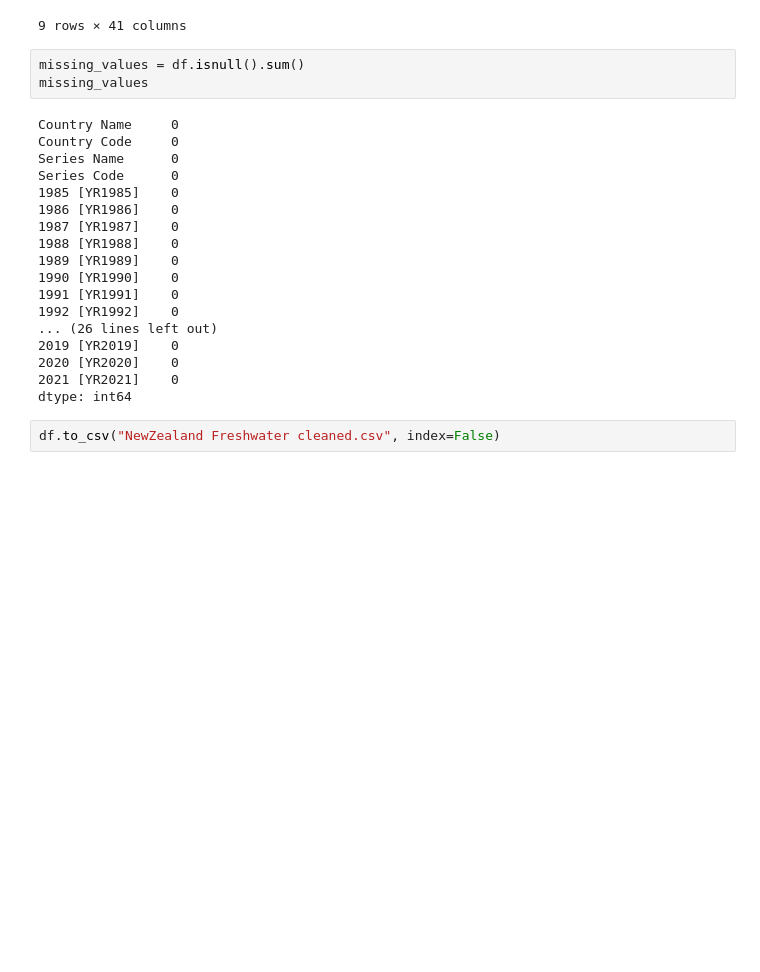
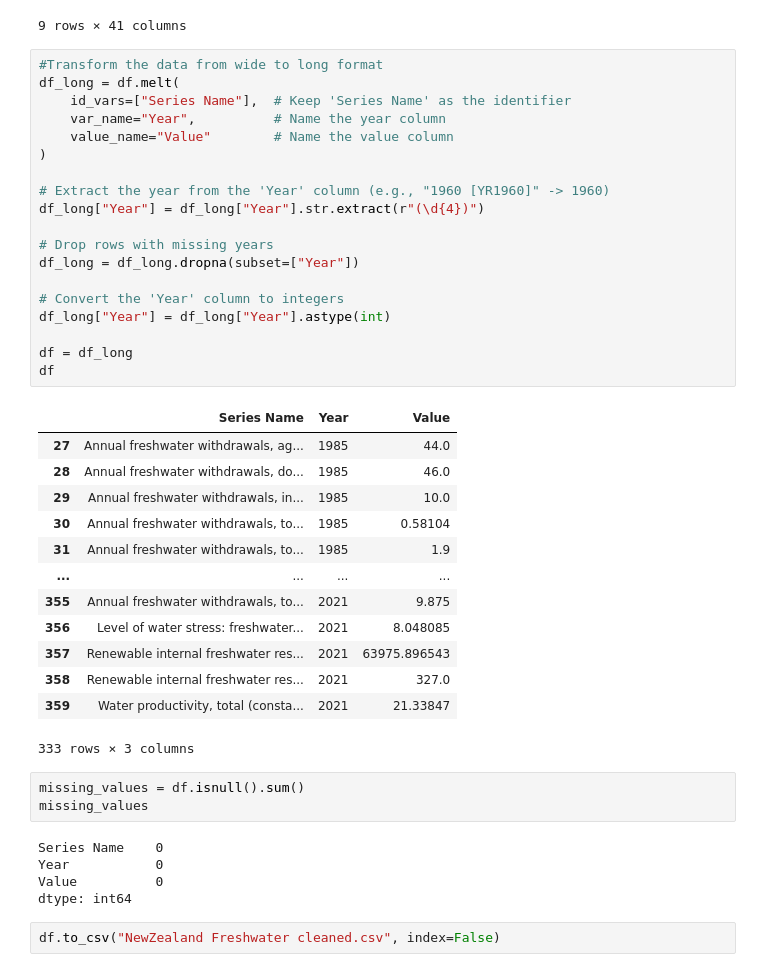
Before and after one commit to Keara9/Data-Visualization, a Jupyter notebook: Assignment 2/Freshwater Data/Freshwater Cleaning.ipynb, the cells around one changed output. Saved outputs shown, nothing was run; the diff lists cells and outputs as text; blank space fills up the shorter version.

Commit message:
Changes to data cleaning process

```diff
--- a/Assignment 2/Freshwater Data/Freshwater Cleaning.ipynb
+++ b/Assignment 2/Freshwater Data/Freshwater Cleaning.ipynb
@@ -74,26 +74,46 @@ df
 | 7 | New Zealand | NZL | Renewable internal freshwater res... | ER.H2O.INTR.K3 | 327.000000 | 327.000000 | 327.000000 | ... |
 | 8 | New Zealand | NZL | Water productivity, total (consta... | ER.GDP.FWTL.M3.KD | 44.617699 | 43.783769 | 42.324080 | ... |
 9 rows × 41 columns
+# %%
+#Transform the data from wide to long format
+df_long = df.melt(
+    id_vars=["Series Name"],  # Keep 'Series Name' as the identifier
+    var_name="Year",          # Name the year column
+    value_name="Value"        # Name the value column
+)
+
+# Extract the year from the 'Year' column (e.g., "1960 [YR1960]" -> 1960)
+df_long["Year"] = df_long["Year"].str.extract(r"(\d{4})")
+
+# Drop rows with missing years
+df_long = df_long.dropna(subset=["Year"])
+
+# Convert the 'Year' column to integers
+df_long["Year"] = df_long["Year"].astype(int)
+
+df = df_long
+df
+# %% [output]
+|  | Series Name | Year | Value |
+| 27 | Annual freshwater withdrawals, ag... | 1985 | 44.0 |
+| 28 | Annual freshwater withdrawals, do... | 1985 | 46.0 |
+| 29 | Annual freshwater withdrawals, in... | 1985 | 10.0 |
+| 30 | Annual freshwater withdrawals, to... | 1985 | 0.58104 |
+| 31 | Annual freshwater withdrawals, to... | 1985 | 1.9 |
+| ... | ... | ... | ... |
+| 355 | Annual freshwater withdrawals, to... | 2021 | 9.875 |
+| 356 | Level of water stress: freshwater... | 2021 | 8.048085 |
+| 357 | Renewable internal freshwater res... | 2021 | 63975.896543 |
+| 358 | Renewable internal freshwater res... | 2021 | 327.0 |
+| 359 | Water productivity, total (consta... | 2021 | 21.33847 |
+333 rows × 3 columns
 # %%
 missing_values = df.isnull().sum()
 missing_values
 # %% [output]
-Country Name     0
-Country Code     0
-Series Name      0
-Series Code      0
-1985 [YR1985]    0
-1986 [YR1986]    0
-1987 [YR1987]    0
-1988 [YR1988]    0
-1989 [YR1989]    0
-1990 [YR1990]    0
-1991 [YR1991]    0
-1992 [YR1992]    0
-... (26 lines left out)
-2019 [YR2019]    0
-2020 [YR2020]    0
-2021 [YR2021]    0
+Series Name    0
+Year           0
+Value          0
 dtype: int64
 # %%
 df.to_csv("NewZealand Freshwater cleaned.csv", index=False)
```
Also changed, not shown: 3 other files.
